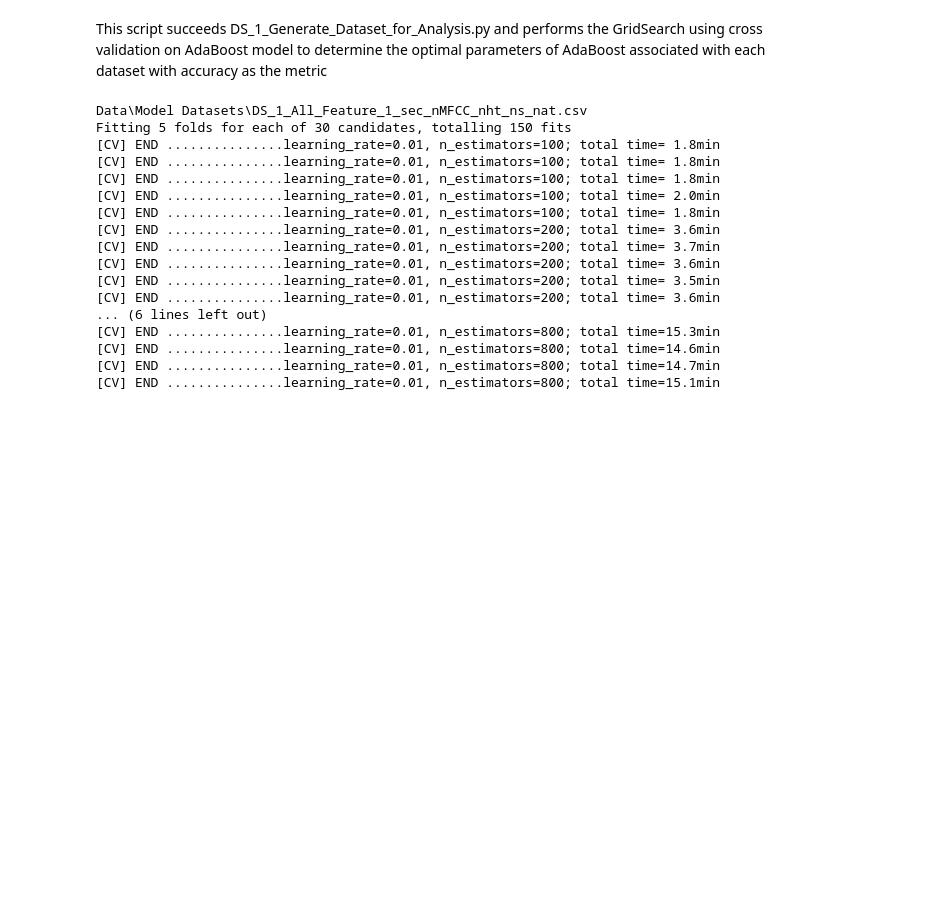
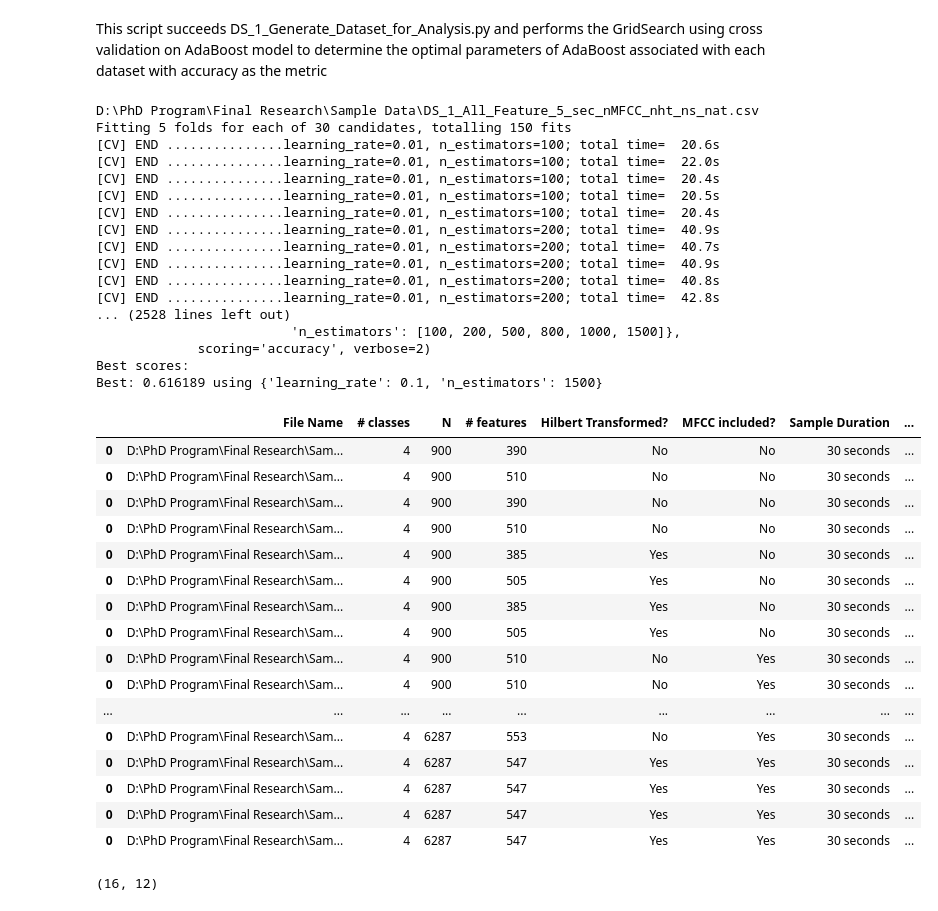
Before and after one commit to vinurajd/MER_Phd_Thesis, a Jupyter notebook: DS_1_Process_Data.ipynb, the cells around one changed output. Drawn from its saved outputs; the diff is of its cells as text; code cells hidden in the pictures; blank space fills up the shorter version.

```diff
--- a/DS_1_Process_Data.ipynb
+++ b/DS_1_Process_Data.ipynb
@@ -44,12 +44,10 @@ def FindOptimalParm(X,y):
     print("Best: %f using %s" % (grid_search_score_raw.best_score_, grid_search_score_raw.best_params_))
     return grid_search_score_raw.best_score_, grid_search_score_raw.best_params_
 # %%
-
-root_path = "Data\Model Datasets"
-cntr_val = 0
+#root_path = "Data\Model Datasets" # uncomment this line later
+root_path = "D:\PhD Program\Final Research\Sample Data" # Remove this line later
+cntr_val = 1
 for file_name in os.scandir(root_path):
-    if cntr_val >=1:
-        break
     file_path = file_name.path
     print(file_path)
     dataset_df = pd.read_csv(file_path)
@@ -94,46 +92,73 @@ for file_name in os.scandir(root_path):
     if "_nat" in file_path:
         anomaly_flag = "No"
 
     db_row = db_row | {'Anomaly Treated?':[anomaly_flag]}
 
     # Determine the optimal parameters
 
     #1. Convert the sound_file_class label into a ordinal variable
     X_raw = dataset_df
     X_raw['sound_file_class_num'] = X_raw.apply(lambda x: 1 if x.sound_file_class=='Q1'
                                                         else (2 if x.sound_file_class=='Q2'
                                                               else (3 if x.sound_file_class=='Q3' else 4)), axis=1)
 
     X = X_raw[X_raw.columns[~X_raw.columns.isin(['sound_file_name', 'sound_file_class','sound_file_class_num'])]]
     #print(list(X.columns))
     y,unique_vals = pd.factorize(X_raw['sound_file_class_num'], sort=True)
 
     best_score, best_parms = FindOptimalParm(X,y)
+
+    db_row = db_row | {'learning_rate':[best_parms['learning_rate']]}
+    db_row = db_row | {'n_estimators':[best_parms['n_estimators']]}
+    db_row = db_row | {'Best Accuracy':[best_score]}
+
+
     data_df = pd.DataFrame(db_row)
 
     # Build feature dataset
     if cntr_val == 0:
         final_df = data_df
         #break
     else:
         final_df = pd.concat([final_df,data_df],axis=0)
     cntr_val +=1
 final_df
 # %% [output]
-Data\Model Datasets\DS_1_All_Feature_1_sec_nMFCC_nht_ns_nat.csv
+D:\PhD Program\Final Research\Sample Data\DS_1_All_Feature_5_sec_nMFCC_nht_ns_nat.csv
 Fitting 5 folds for each of 30 candidates, totalling 150 fits
-[CV] END ...............learning_rate=0.01, n_estimators=100; total time= 1.8min
-[CV] END ...............learning_rate=0.01, n_estimators=100; total time= 1.8min
-[CV] END ...............learning_rate=0.01, n_estimators=100; total time= 1.8min
-[CV] END ...............learning_rate=0.01, n_estimators=100; total time= 2.0min
-[CV] END ...............learning_rate=0.01, n_estimators=100; total time= 1.8min
-[CV] END ...............learning_rate=0.01, n_estimators=200; total time= 3.6min
-[CV] END ...............learning_rate=0.01, n_estimators=200; total time= 3.7min
-[CV] END ...............learning_rate=0.01, n_estimators=200; total time= 3.6min
-[CV] END ...............learning_rate=0.01, n_estimators=200; total time= 3.5min
-[CV] END ...............learning_rate=0.01, n_estimators=200; total time= 3.6min
-... (6 lines left out)
-[CV] END ...............learning_rate=0.01, n_estimators=800; total time=15.3min
-[CV] END ...............learning_rate=0.01, n_estimators=800; total time=14.6min
-[CV] END ...............learning_rate=0.01, n_estimators=800; total time=14.7min
-[CV] END ...............learning_rate=0.01, n_estimators=800; total time=15.1min
+[CV] END ...............learning_rate=0.01, n_estimators=100; total time=  20.6s
+[CV] END ...............learning_rate=0.01, n_estimators=100; total time=  22.0s
+[CV] END ...............learning_rate=0.01, n_estimators=100; total time=  20.4s
+[CV] END ...............learning_rate=0.01, n_estimators=100; total time=  20.5s
+[CV] END ...............learning_rate=0.01, n_estimators=100; total time=  20.4s
+[CV] END ...............learning_rate=0.01, n_estimators=200; total time=  40.9s
+[CV] END ...............learning_rate=0.01, n_estimators=200; total time=  40.7s
+[CV] END ...............learning_rate=0.01, n_estimators=200; total time=  40.9s
+[CV] END ...............learning_rate=0.01, n_estimators=200; total time=  40.8s
+[CV] END ...............learning_rate=0.01, n_estimators=200; total time=  42.8s
+... (2528 lines left out)
+                         'n_estimators': [100, 200, 500, 800, 1000, 1500]},
+             scoring='accuracy', verbose=2)
+Best scores:
+Best: 0.616189 using {'learning_rate': 0.1, 'n_estimators': 1500}
+|  | File Name | # classes | N | # features | Hilbert Transformed? | MFCC included? | Sample Duration | ... |
+| 0 | D:\PhD Program\Final Research\Sam... | 4 | 900 | 390 | No | No | 30 seconds | ... |
+| 0 | D:\PhD Program\Final Research\Sam... | 4 | 900 | 510 | No | No | 30 seconds | ... |
+| 0 | D:\PhD Program\Final Research\Sam... | 4 | 900 | 390 | No | No | 30 seconds | ... |
+| 0 | D:\PhD Program\Final Research\Sam... | 4 | 900 | 510 | No | No | 30 seconds | ... |
+| 0 | D:\PhD Program\Final Research\Sam... | 4 | 900 | 385 | Yes | No | 30 seconds | ... |
+| 0 | D:\PhD Program\Final Research\Sam... | 4 | 900 | 505 | Yes | No | 30 seconds | ... |
+| 0 | D:\PhD Program\Final Research\Sam... | 4 | 900 | 385 | Yes | No | 30 seconds | ... |
+| 0 | D:\PhD Program\Final Research\Sam... | 4 | 900 | 505 | Yes | No | 30 seconds | ... |
+| 0 | D:\PhD Program\Final Research\Sam... | 4 | 900 | 510 | No | Yes | 30 seconds | ... |
+| 0 | D:\PhD Program\Final Research\Sam... | 4 | 900 | 510 | No | Yes | 30 seconds | ... |
+| ... | ... | ... | ... | ... | ... | ... | ... | ... |
+| 0 | D:\PhD Program\Final Research\Sam... | 4 | 6287 | 553 | No | Yes | 30 seconds | ... |
+| 0 | D:\PhD Program\Final Research\Sam... | 4 | 6287 | 547 | Yes | Yes | 30 seconds | ... |
+| 0 | D:\PhD Program\Final Research\Sam... | 4 | 6287 | 547 | Yes | Yes | 30 seconds | ... |
+| 0 | D:\PhD Program\Final Research\Sam... | 4 | 6287 | 547 | Yes | Yes | 30 seconds | ... |
+| 0 | D:\PhD Program\Final Research\Sam... | 4 | 6287 | 547 | Yes | Yes | 30 seconds | ... |
+# %%
+final_df.shape
+# %% [output]
+(16, 12)
```
Also changed, not shown: parts of 2 cells of this notebook, 5 other files.
